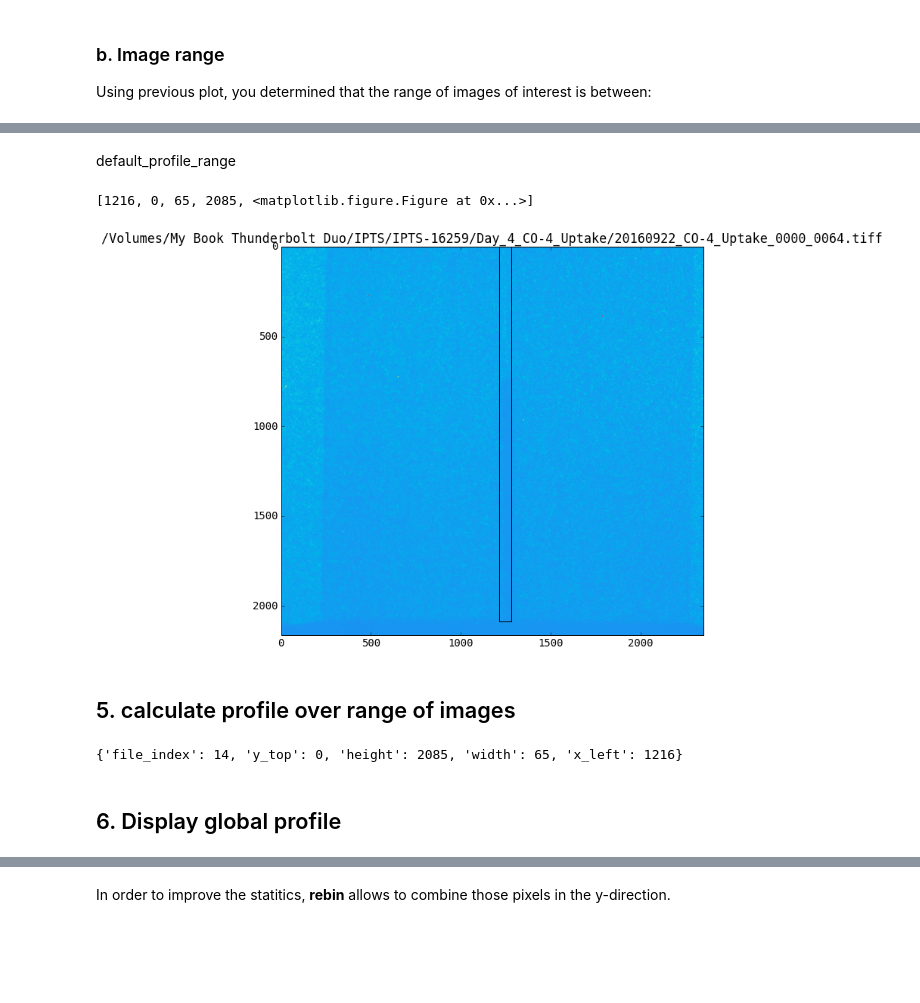
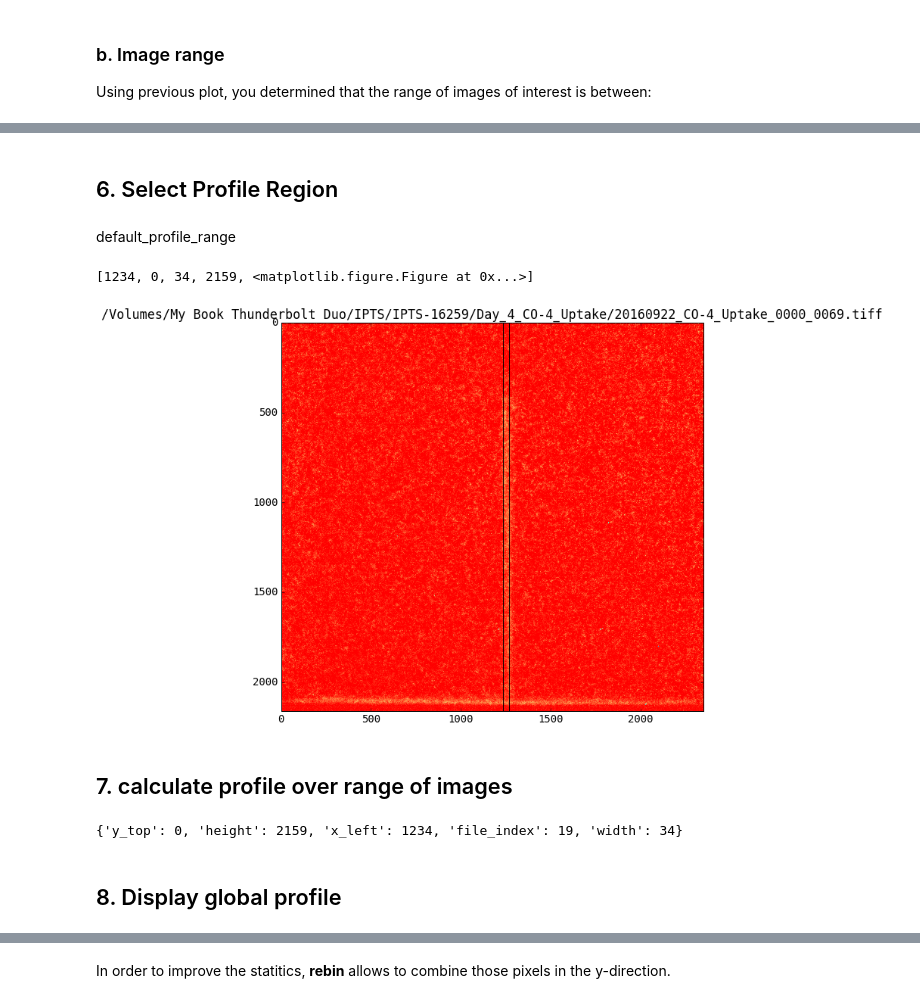
Before and after one commit to JeanBilheux/IPTS_16259, a Jupyter notebook: notebooks/profiles_vs_image_index.ipynb, the cells around one changed output, grey strips where cells are left out. Saved outputs shown, nothing was run; the diff lists cells and outputs as text; code cells hidden in the pictures; blank space fills up the shorter version.

Commit message:
Added normalization of the data by the first image

```diff
--- a/notebooks/profiles_vs_image_index.ipynb
+++ b/notebooks/profiles_vs_image_index.ipynb
@@ -134,0 +137,17 @@ working_list_files = list_files[first_image_index : last_image_index+1]
+# %%
+normalization_image = list_files[0]
+normalization_data = array_images[0]
+
+_list_files = working_list_files
+
+w = widgets.IntProgress()
+w.max = len(_list_files)
+display(w)
+index = 0
+
+normalized_array_images = []
+for _image in working_array_images:
+    _normalized_image = _image / normalization_data
+    normalized_array_images.append(_normalized_image)
+    index += 1
+    w.value = index
@@ -135,41 +159,46 @@ working_list_files = list_files[first_image_index : last_image_index+1]
+# %% [markdown]
+## 6. Select Profile Region
 # %% [markdown]
 default_profile_range
+# %%
+min_intensity = 0
+max_intensity = 1
 # %%
-x_left = 1175
+x_left = 1234
 y_top = 0
-width = 165
+width = 34
 height = 2159
 # %%
 def plot_images_with_box(file_index, x_left, y_top, width, height):
 
-    data = working_array_images[file_index][:, :]
+    data = normalized_array_images[file_index][:, :]
 
     fig_box = plt.figure(figsize=(10, 10))
     ax_img = plt.subplot(111)
 
     ax_img.imshow(data, cmap = 'rainbow',
                   interpolation = None,
                   vmin = min_intensity,
                   vmax = max_intensity)
     ax_img.set_title(working_list_files[file_index])
     ax_img.add_patch(patches.Rectangle((x_left, y_top), width, height, fill=False))
 
     return [x_left, y_top, width, height, fig_box]
 
 number_of_files = len(list_files)
 profile = interact(plot_images_with_box,
                   file_index = widgets.IntSlider( min=0, max=len(working_list_files),
                                                  value=42, step=1,
                                                  description='Image index'),
                   x_left = widgets.IntSlider( min=0, max=image_width-1, step=1, value= x_left),
                   y_top = widgets.IntSlider( min=0, max=image_height-1, step=1, value= y_top),
                   width = widgets.IntSlider( min=0, max=image_width-1, step=1, value= width),
                   height = widgets.IntSlider( min=0, max=image_height-1, step=1, value=height))
 # %% [output]
-[1216, 0, 65, 2085, <matplotlib.figure.Figure at 0x...>]
+[1234, 0, 34, 2159, <matplotlib.figure.Figure at 0x...>]
-[figure, old version]
+[figure, new version]
 # %% [markdown]
-## 5. calculate profile over range of images
+## 7. calculate profile over range of images
 # %%
 print(profile.widget.kwargs)
 y_top = profile.widget.kwargs['y_top']
@@ -177,7 +206,7 @@ x_left = profile.widget.kwargs['x_left']
 width = profile.widget.kwargs['width']
 height = profile.widget.kwargs['height']
 # %% [output]
-{'file_index': 14, 'y_top': 0, 'height': 2085, 'width': 65, 'x_left': 1216}
+{'y_top': 0, 'height': 2159, 'x_left': 1234, 'file_index': 19, 'width': 34}
 # %%
 w = widgets.IntProgress()
 w.max = len(working_list_files)-1
@@ -192,7 +221,7 @@ for _image in working_array_images:
     w.value = index
     index += 1
 # %% [markdown]
-## 6. Display global profile
+## 8. Display global profile
 # %%
 fig_profile = plt.figure(figsize=(10, 10))
 plt.plot(profile_array)
```
Also changed, not shown: parts of 12 cells of this notebook.
